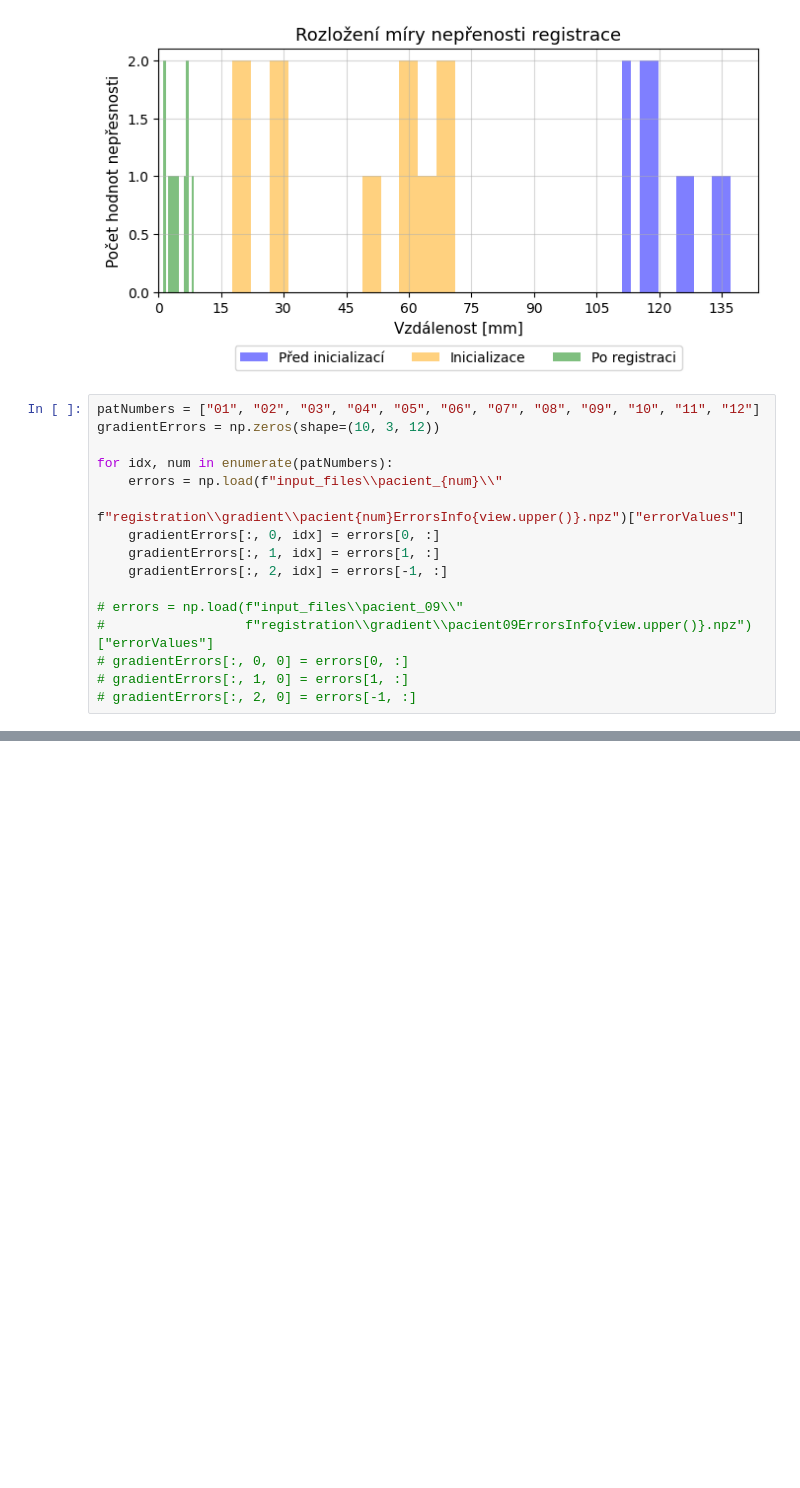
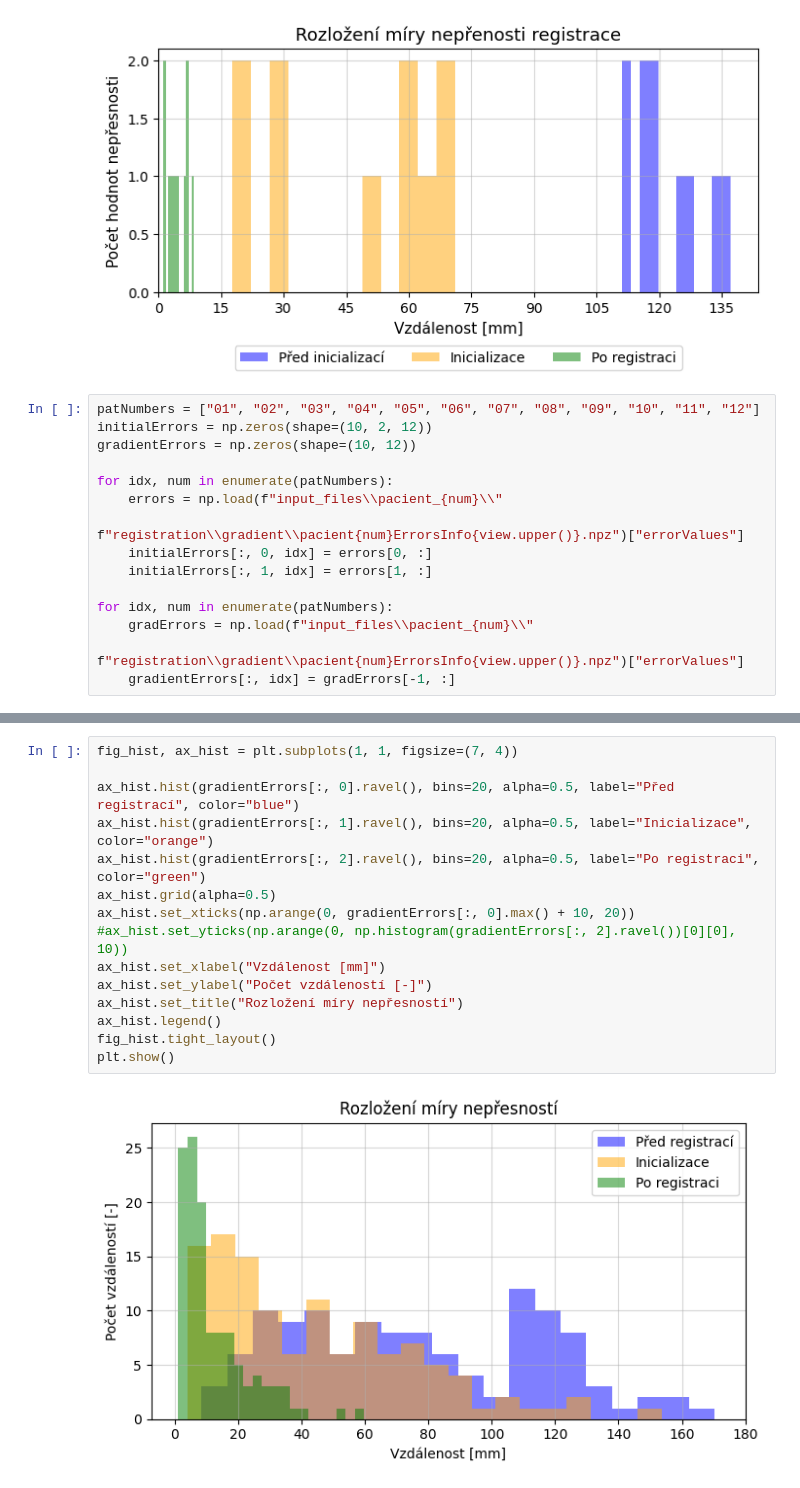
Before and after one commit to Vojtech-Benda/ca_isf, a Jupyter notebook: plotResults.ipynb, the cells around one changed output, grey strips where cells are left out. Cells and saved outputs as stored; diff of their text form; blank space fills up the shorter version.

```diff
--- a/plotResults.ipynb
+++ b/plotResults.ipynb
@@ -95,18 +95,17 @@ plotErrorHistogram(errorsInfo["errorValues"], save=False)
 [figure]
 # %%
 patNumbers = ["01", "02", "03", "04", "05", "06", "07", "08", "09", "10", "11", "12"]
-gradientErrors = np.zeros(shape=(10, 3, 12))
+initialErrors = np.zeros(shape=(10, 2, 12))
+gradientErrors = np.zeros(shape=(10, 12))
 
 for idx, num in enumerate(patNumbers):
     errors = np.load(f"input_files\\pacient_{num}\\"
                      f"registration\\gradient\\pacient{num}ErrorsInfo{view.upper()}.npz")["errorValues"]
-    gradientErrors[:, 0, idx] = errors[0, :]
-    gradientErrors[:, 1, idx] = errors[1, :]
-    gradientErrors[:, 2, idx] = errors[-1, :]
+    initialErrors[:, 0, idx] = errors[0, :]
+    initialErrors[:, 1, idx] = errors[1, :]
 
-# errors = np.load(f"input_files\\pacient_09\\"
-#                  f"registration\\gradient\\pacient09ErrorsInfo{view.upper()}.npz")["errorValues"]
-# gradientErrors[:, 0, 0] = errors[0, :]
-# gradientErrors[:, 1, 0] = errors[1, :]
-# gradientErrors[:, 2, 0] = errors[-1, :]
+for idx, num in enumerate(patNumbers):
+    gradErrors = np.load(f"input_files\\pacient_{num}\\"
+                     f"registration\\gradient\\pacient{num}ErrorsInfo{view.upper()}.npz")["errorValues"]
+    gradientErrors[:, idx] = gradErrors[-1, :]
 # %%
@@ -156,0 +166,17 @@ plt.show()
+# %%
+fig_hist, ax_hist = plt.subplots(1, 1, figsize=(7, 4))
+
+ax_hist.hist(gradientErrors[:, 0].ravel(), bins=20, alpha=0.5, label="Před registrací", color="blue")
+ax_hist.hist(gradientErrors[:, 1].ravel(), bins=20, alpha=0.5, label="Inicializace", color="orange")
+ax_hist.hist(gradientErrors[:, 2].ravel(), bins=20, alpha=0.5, label="Po registraci", color="green")
+ax_hist.grid(alpha=0.5)
+ax_hist.set_xticks(np.arange(0, gradientErrors[:, 0].max() + 10, 20))
+#ax_hist.set_yticks(np.arange(0, np.histogram(gradientErrors[:, 2].ravel())[0][0], 10))
+ax_hist.set_xlabel("Vzdálenost [mm]")
+ax_hist.set_ylabel("Počet vzdáleností [-]")
+ax_hist.set_title("Rozložení míry nepřesností")
+ax_hist.legend()
+fig_hist.tight_layout()
+plt.show()
+# %% [output]
+[figure, added]
```
Also changed, not shown: parts of 3 cells of this notebook.
